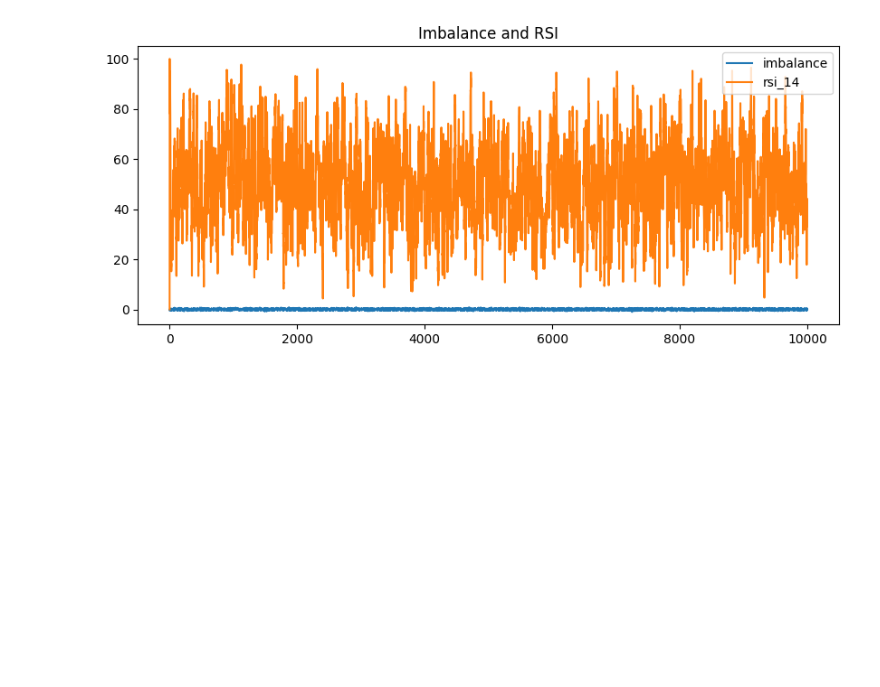
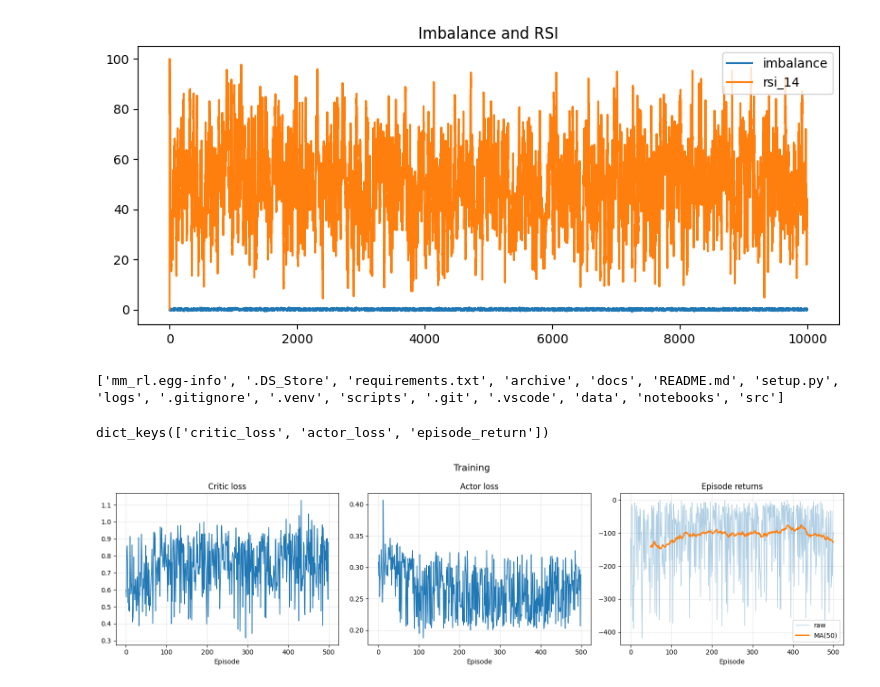
Before and after one commit to francois2004/mm-rl, a Jupyter notebook: notebooks/tests_basiques.ipynb, the cells around one changed output. Saved outputs shown, nothing was run; the diff lists cells and outputs as text; code cells hidden in the pictures; blank space fills up the shorter version.

```diff
--- a/notebooks/tests_basiques.ipynb
+++ b/notebooks/tests_basiques.ipynb
@@ -531,3 +524,27 @@ plt.show()
 # %% [output]
 [figure]
 [figure]
+# %%
+import os
+
+print(os.listdir("/Users/franciscegoat/mm-rl"))
+# %% [output]
+['mm_rl.egg-info', '.DS_Store', 'requirements.txt', 'archive', 'docs', 'README.md', 'setup.py', 'logs', '.gitignore', '.venv', 'scripts', '.git', '.vscode', 'data', 'notebooks', 'src']
+# %%
+import json
+import os
+project_root = "/Users/franciscegoat/mm-rl"
+os.chdir(project_root)
+
+with open("logs/first_ppo_run_2/history.json", "r") as f:
+    history = json.load(f)
+
+history.keys()
+# %% [output]
+dict_keys(['critic_loss', 'actor_loss', 'episode_return'])
+# %%
+from src.utils.visualisation import plot_training_results
+
+plot_training_results(history)
+# %% [output]
+[figure, added]
```
Also changed, not shown: parts of 10 cells of this notebook, 20 other files.
